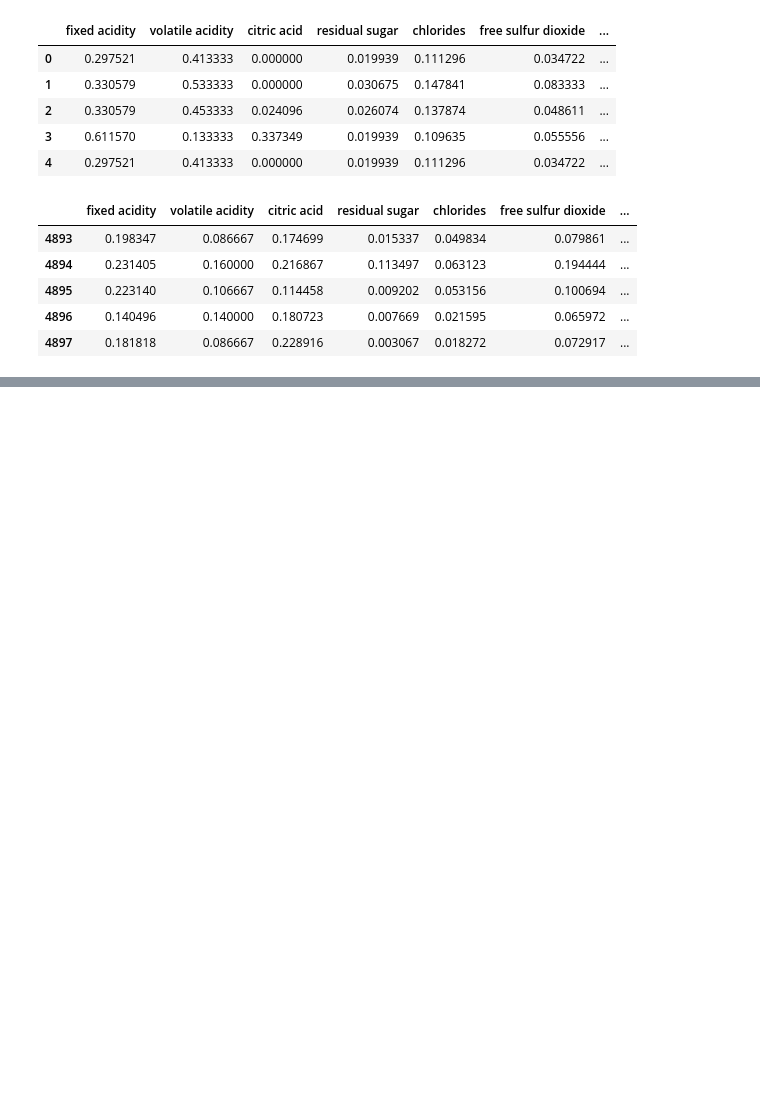
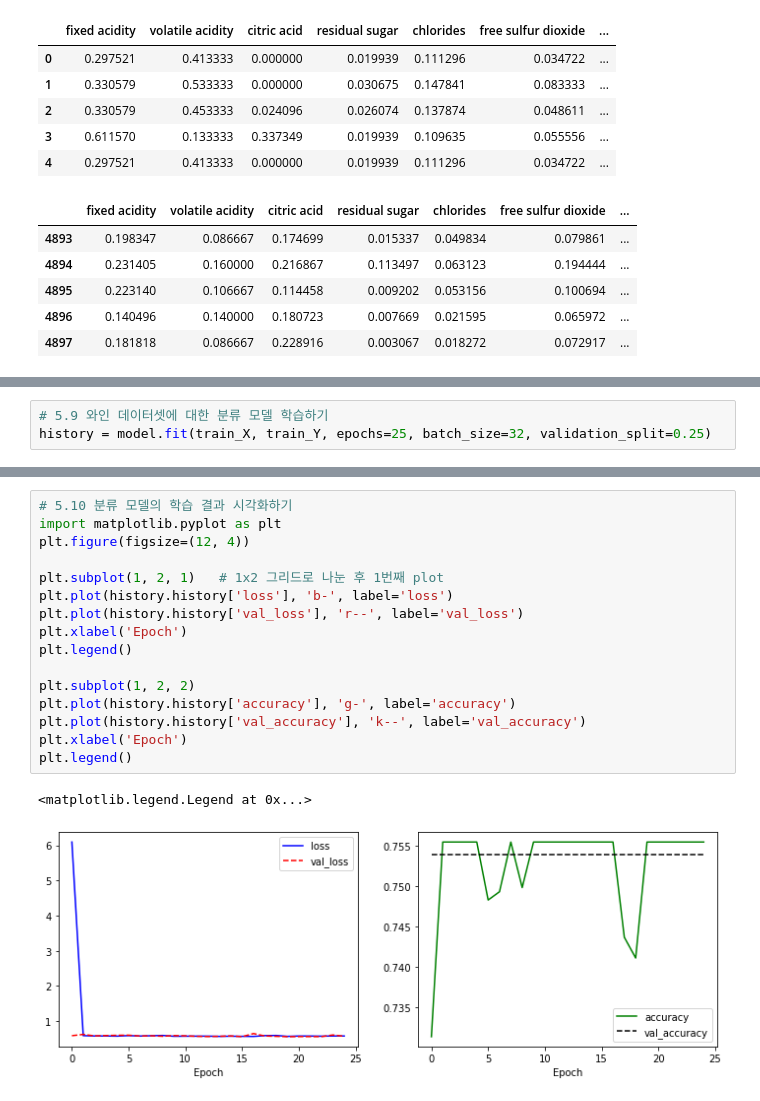
Before and after one commit to BabyUnicorn90/TensorFlow2, a Jupyter notebook: 5 Classification.ipynb, the cells around one changed output, grey strips where cells are left out. Cells and saved outputs as stored; diff of their text form; blank space fills up the shorter version.

```diff
--- a/5 Classification.ipynb
+++ b/5 Classification.ipynb
@@ -243,0 +302,3 @@ print(test_Y[0])
+# %%
+# 5.9 와인 데이터셋에 대한 분류 모델 학습하기
+history = model.fit(train_X, train_Y, epochs=25, batch_size=32, validation_split=0.25)
@@ -243,0 +323,19 @@ print(test_Y[0])
+# %%
+# 5.10 분류 모델의 학습 결과 시각화하기
+import matplotlib.pyplot as plt
+plt.figure(figsize=(12, 4))
+
+plt.subplot(1, 2, 1)   # 1x2 그리드로 나눈 후 1번째 plot
+plt.plot(history.history['loss'], 'b-', label='loss')
+plt.plot(history.history['val_loss'], 'r--', label='val_loss')
+plt.xlabel('Epoch')
+plt.legend()
+
+plt.subplot(1, 2, 2)
+plt.plot(history.history['accuracy'], 'g-', label='accuracy')
+plt.plot(history.history['val_accuracy'], 'k--', label='val_accuracy')
+plt.xlabel('Epoch')
+plt.legend()
+# %% [output]
+<matplotlib.legend.Legend at 0x...>
+[figure, added]
```
Also changed, not shown: parts of 20 cells of this notebook, 2 other files.
